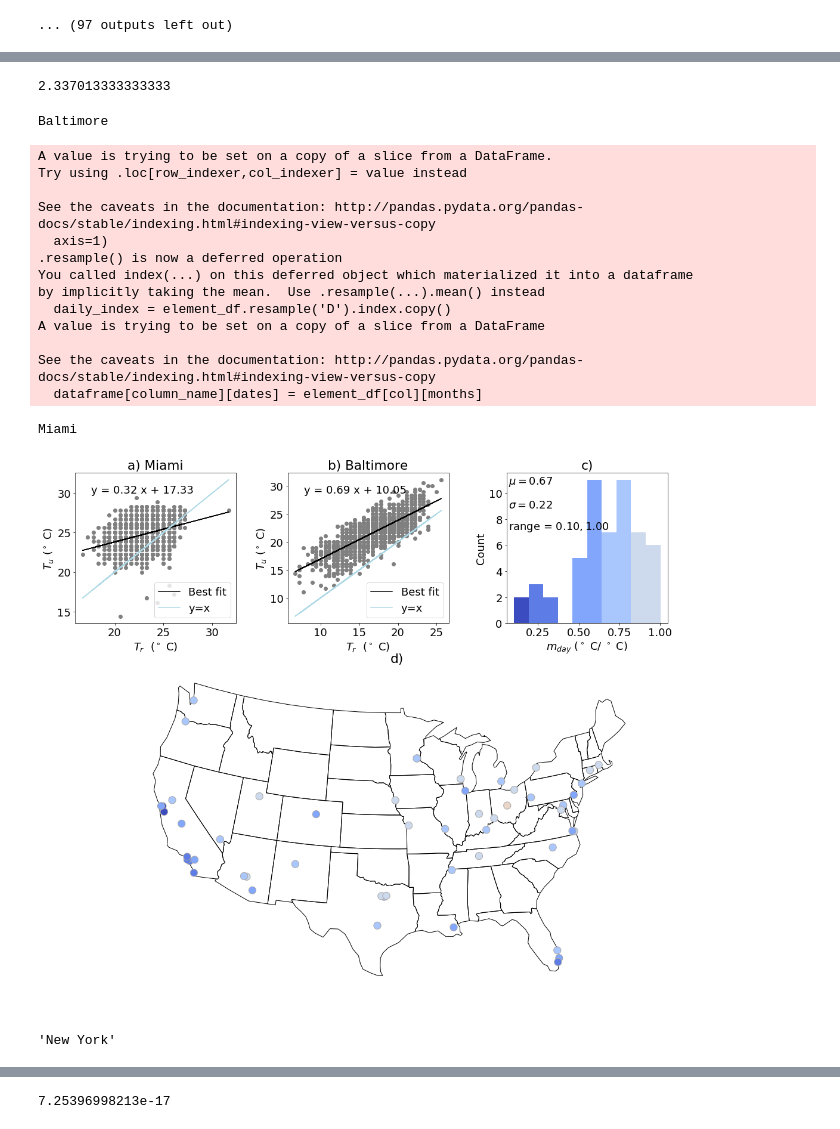
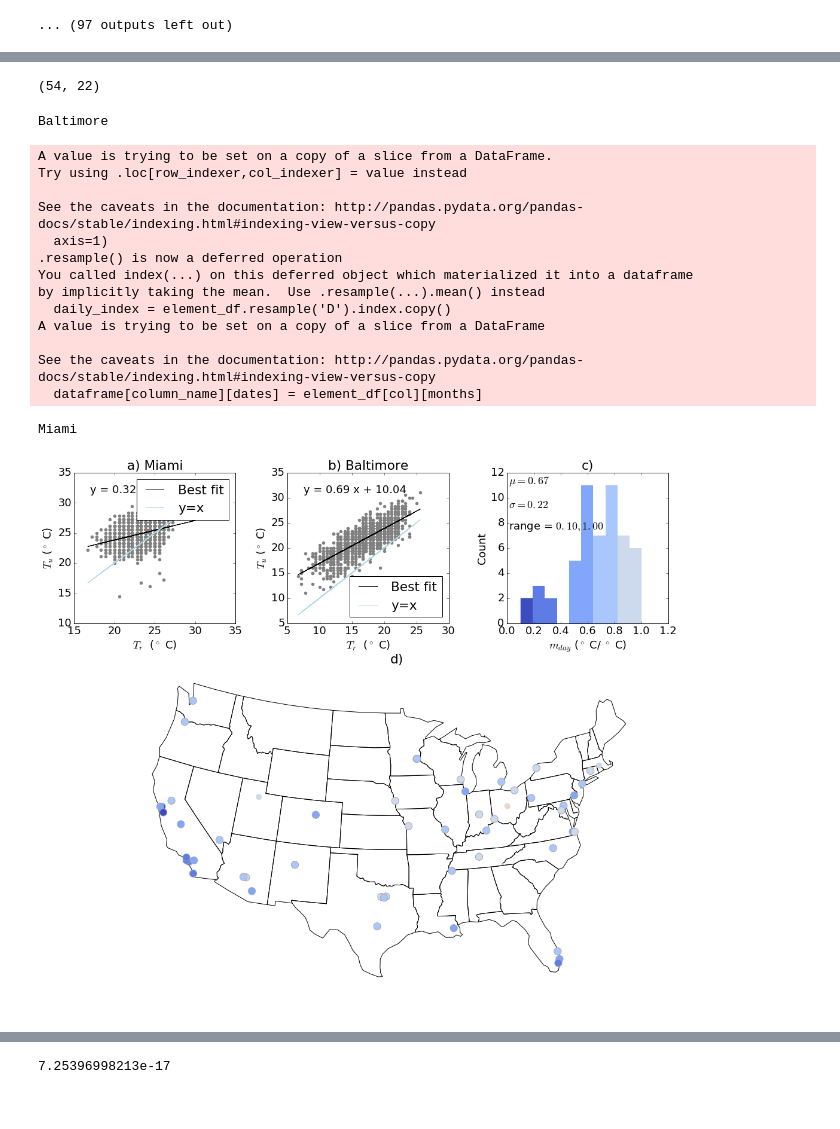
Before and after one commit to gottscott/heat, a Jupyter notebook: PaperFigures.ipynb, the cells around one changed output, grey strips where cells are left out. Saved outputs shown, nothing was run; the diff lists cells and outputs as text; code cells hidden in the pictures.

```diff
--- a/PaperFigures.ipynb
+++ b/PaperFigures.ipynb
@@ -344,6 +355,9 @@ composite_UHImin = np.ones([paired_df.shape[0], 11])*np.nan
 
 numhw = 150
 finalhw = 50
+# %%
+numhw = 150
+finalhw = 50
 # %%
 compositehw_r_df = pd.DataFrame(np.ones([paired_df.shape[0], 11])*np.nan, index = paired_df.index)
 compositehw_u_df = pd.DataFrame(np.ones([paired_df.shape[0], 11])*np.nan, index = paired_df.index)
@@ -644,7 +658,7 @@ by implicitly taking the mean.  Use .resample(...).mean() instead
   daily_index = element_df.resample('D').index.copy()
 ... (97 outputs left out)
 # %%
-results_df = pd.read_csv(results_filepath + results_filename).set_index('City')
+results_df = pd.read_csv(results_filepath + results_filename).set_index('City').loc[paired_df.index]
 results_df.head()
 # %% [output]
 |  | slope | r | pvalueWald | pvalueT | anom_slope | anom_r | anom_pvalueWald | anom_pvalueT | mean UHI | ... |
@@ -657,10 +671,8 @@ results_df.head()
 5 rows × 22 columns
-# %%
-8413.248/3600.
-# %% [output]
-2.337013333333333
-# %%
-results_df = results_df.loc[paired_df['Urban distance'] < 0.25]
+# %%
+results_df.shape
+# %% [output]
+(54, 22)
 # %%
 # fig 1
 ### map plot
@@ -716,14 +728,27 @@ norm = matplotlib.colors.BoundaryNorm(bounds, cmap.N)
 marker_size = 150
 
 # plot data
-plotHandle = ax.scatter(paired_df.set_index('City').loc[c.index]['Urban Lon'], paired_df.set_index('City').loc[c.index]['Urban Lat'],
-                        c = c.values, s = marker_size, alpha = 1,
-                        transform=ccrs.Geodetic(), edgecolors = 'darkgray',
-                 cmap = cmap,
-                 norm = norm, zorder = 1, )
+# plotHandle = ax.scatter(paired_df.set_index('City').loc[c.index]['Urban Lon'], paired_df.set_index('City').loc[c.index]['Urban Lat'],
+#                         c = c.values, s = marker_size, alpha = 1,
+#                         transform=ccrs.Geodetic(), edgecolors = 'darkgray',
+#                  cmap = cmap,
+#                  norm = norm, zorder = 1, )
+c_insignificant = results_df[results_df['pvalueWald'] > 0.05]
+ax.scatter(paired_df.set_index('City').loc[c_insignificant.index]['Urban Lon'], paired_df.set_index('City').loc[c_insignificant.index]['Urban Lat'],
+        #paired_df['Urban Lon'].iloc[insig_inds], paired_df['Urban Lat'].iloc[insig_inds],
+            c = c[c_insignificant.index].values, s = marker_size-50,
+           transform=ccrs.Geodetic(),edgecolors= 'None',
+           cmap = cmap, norm = norm, zorder =1)
+sig_cities = np.setdiff1d(paired_df.index,c_insignificant.index )
+plotHandle = ax.scatter(paired_df.set_index('City').loc[sig_cities]['Urban Lon'],
+                        paired_df.set_index('City').loc[sig_cities]['Urban Lat'],
+                    c = c[sig_cities].values, s = marker_size, alpha = 1,
+                    transform=ccrs.Geodetic(), edgecolors = 'darkgray',
+             cmap = cmap,
+             norm = norm, zorder = 1, )
 plt.title('d)')
 
-######
+#####
 dummy_ind = 0
 for city in ['Baltimore', 'Miami']:
 
@@ -742,9 +767,10 @@ for city in ['Baltimore', 'Miami']:
     urban_tmin = pd.to_numeric(urbandata['TMIN']['2000-01-01':].value/10.)
 
     # drop data with flags here
-    rural_tmin.loc[ruraldata['TMIN']['2000-01-01':]['qflag'].dropna().index] = np.nan
-    urban_tmin.loc[urbandata['TMIN']['2000-01-01':]['qflag'].dropna().index] = np.nan
-
+#     rural_tmin.loc[ruraldata['TMIN']['2000-01-01':]['qflag'].dropna().index] = np.nan
+#     urban_tmin.loc[urbandata['TMIN']['2000-01-01':]['qflag'].dropna().index] = np.nan
+    rural_tmin[~ruraldata['TMIN']['qflag'].isnull()] = np.nan
+    urban_tmin[~urbandata['TMIN']['qflag'].isnull()] = np.nan
     # extract summertime data
     rural_summer = rural_tmin[(rural_tmin.index.month >= 6) & (rural_tmin.index.month <= 8)]
     urban_summer = urban_tmin[(urban_tmin.index.month >= 6) & (urban_tmin.index.month <= 8)]
@@ -759,11 +785,15 @@ for city in ['Baltimore', 'Miami']:
     ######
     ###### Daily summertime analysis
     ######
+#     a = rural_summer[UHI.index]
+#     b = urban_summer[UHI.index]
+#     a = a[~np.isnan(a) & ~np.isnan(b)]
+#     b = b[~np.isnan(a) & ~np.isnan(b)].values
+
     a = rural_summer[UHI.index]
     b = urban_summer[UHI.index]
     a = a[~np.isnan(a) & ~np.isnan(b)]
-    b = b[~np.isnan(a) & ~np.isnan(b)].values
-
+    b = b[a.index].values
     if dummy_ind ==0 :
         #sub_ax1 = plt.axes([0.0, 1.0, 0.25, 0.35])
         sub_ax2 = plt.axes([0.33, 1.0, 0.25, 0.35])
@@ -793,38 +823,34 @@ sub_ax.annotate('$ \mu = %2.2f $'%data.mean(), xy=(0.01, .9), xycoords='axes fra
 sub_ax.annotate('$ \sigma  = %2.2f $'%data.std(), xy=(0.01, .75), xycoords='axes fraction',  horizontalalignment='left', verticalalignment='bottom')
 sub_ax.annotate('range = $%2.2f, %2.2f $'%(data.min(), data.max()), xy=(0.01, .6), xycoords='axes fraction',  horizontalalignment='left', verticalalignment='bottom')
 sub_ax.set_xlabel('$m_{day}$ ($^\circ$ C/ $^\circ$ C)')#data_label) #'m$_{JJA}$ ($^\circ$C$ / ^\circ $C)')
 sub_ax.set_ylabel('Count')
 sub_ax.set_title('c)')
 
 # set colors
 m = matplotlib.cm.ScalarMappable(norm = norm, cmap = cmap)
 m._A = []
 
 bin_centers = 0.5 * (bins[:-1] + bins[1:])
 for c,p in zip(bin_centers, patches): # in range(np.size(patches)):
     plt.setp(p,'facecolor', m.to_rgba(c))#color=m.to_rgba(c))
 plt.savefig(results_filepath+ 'figure01.pdf', bbox_inches='tight')
 # %% [output]
 Baltimore
 A value is trying to be set on a copy of a slice from a DataFrame.
 Try using .loc[row_indexer,col_indexer] = value instead
 
 See the caveats in the documentation: http://pandas.pydata.org/pandas-docs/stable/indexing.html#indexing-view-versus-copy
   axis=1)
 .resample() is now a deferred operation
 You called index(...) on this deferred object which materialized it into a dataframe
 by implicitly taking the mean.  Use .resample(...).mean() instead
   daily_index = element_df.resample('D').index.copy()
 A value is trying to be set on a copy of a slice from a DataFrame
 
 See the caveats in the documentation: http://pandas.pydata.org/pandas-docs/stable/indexing.html#indexing-view-versus-copy
   dataframe[column_name][dates] = element_df[col][months]
 Miami
-[figure, old version]
+[figure, new version]
-# %%
-city
-# %% [output]
-'New York'
 # %%
 # fig 2 : heatwaves + heatwave sensitivity
 # import heatwave composite
```
Also changed, not shown: parts of 14 cells of this notebook, 2 other files.
